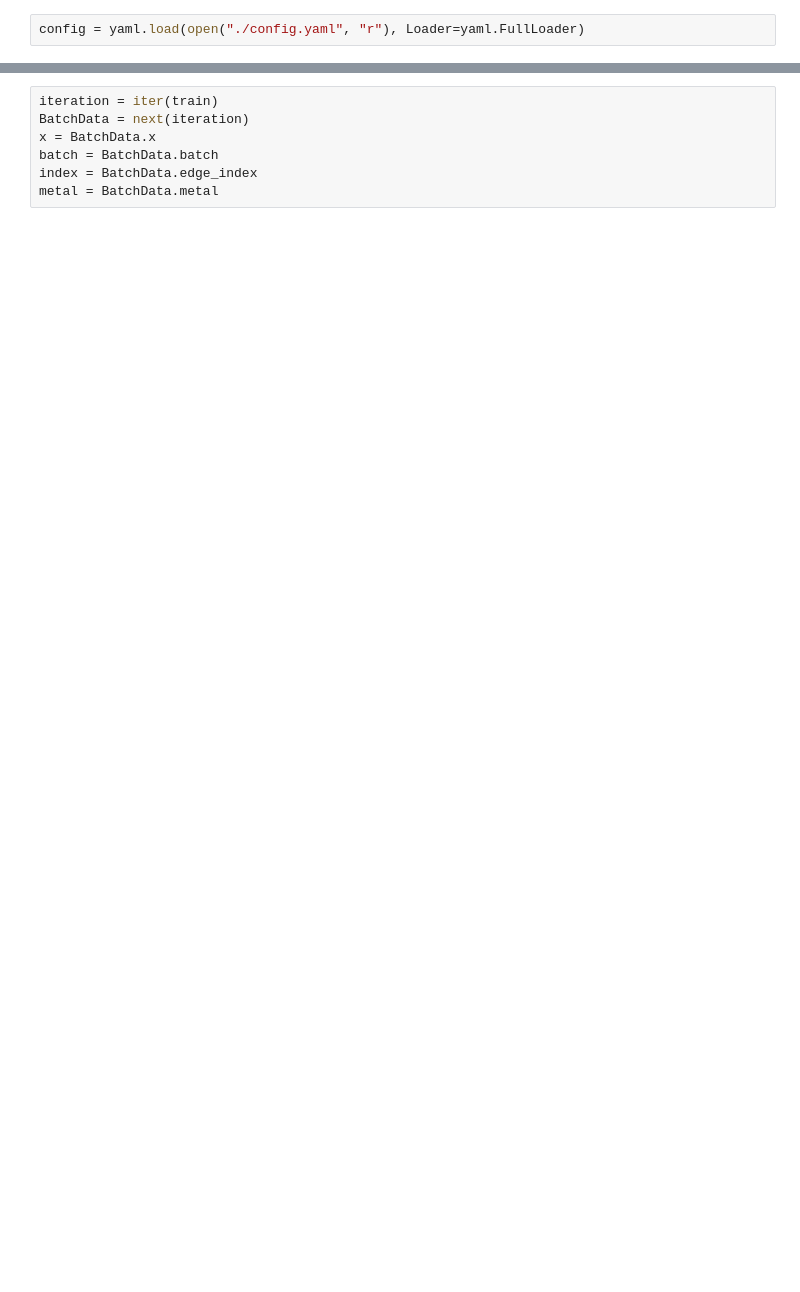
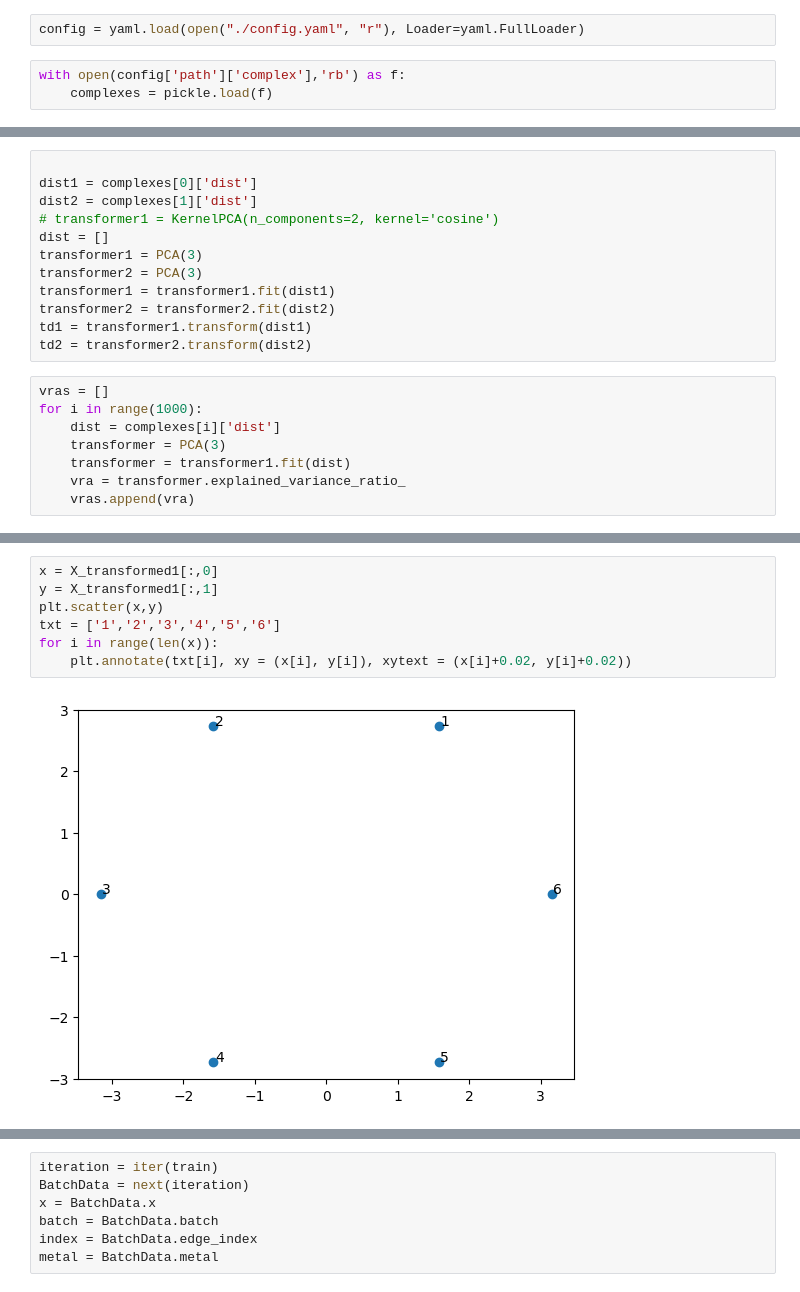
Before and after one commit to Jayuses/SepCoordination, a Jupyter notebook: test.ipynb, the cells around one changed output, grey strips where cells are left out. Saved outputs shown, nothing was run; the diff lists cells and outputs as text; blank space fills up the shorter version.

```diff
--- a/test.ipynb
+++ b/test.ipynb
@@ -17,2 +18,5 @@ import torch_geometric.nn as nn
 # %%
 config = yaml.load(open("./config.yaml", "r"), Loader=yaml.FullLoader)
+# %%
+with open(config['path']['complex'],'rb') as f:
+    complexes = pickle.load(f)
@@ -18,0 +120,20 @@ config = yaml.load(open("./config.yaml", "r"), Loader=yaml.FullLoader)
+# %%
+
+dist1 = complexes[0]['dist']
+dist2 = complexes[1]['dist']
+# transformer1 = KernelPCA(n_components=2, kernel='cosine')
+dist = []
+transformer1 = PCA(3)
+transformer2 = PCA(3)
+transformer1 = transformer1.fit(dist1)
+transformer2 = transformer2.fit(dist2)
+td1 = transformer1.transform(dist1)
+td2 = transformer2.transform(dist2)
+# %%
+vras = []
+for i in range(1000):
+    dist = complexes[i]['dist']
+    transformer = PCA(3)
+    transformer = transformer1.fit(dist)
+    vra = transformer.explained_variance_ratio_
+    vras.append(vra)
@@ -18,0 +144,9 @@ config = yaml.load(open("./config.yaml", "r"), Loader=yaml.FullLoader)
+# %%
+x = X_transformed1[:,0]
+y = X_transformed1[:,1]
+plt.scatter(x,y)
+txt = ['1','2','3','4','5','6']
+for i in range(len(x)):
+    plt.annotate(txt[i], xy = (x[i], y[i]), xytext = (x[i]+0.02, y[i]+0.02))
+# %% [output]
+[figure, added]
```
Also changed, not shown: parts of 18 cells of this notebook, 5 other files.
